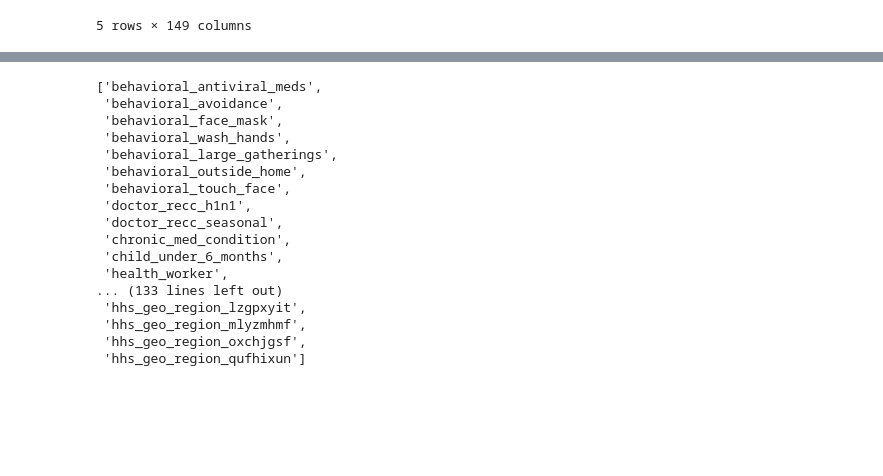
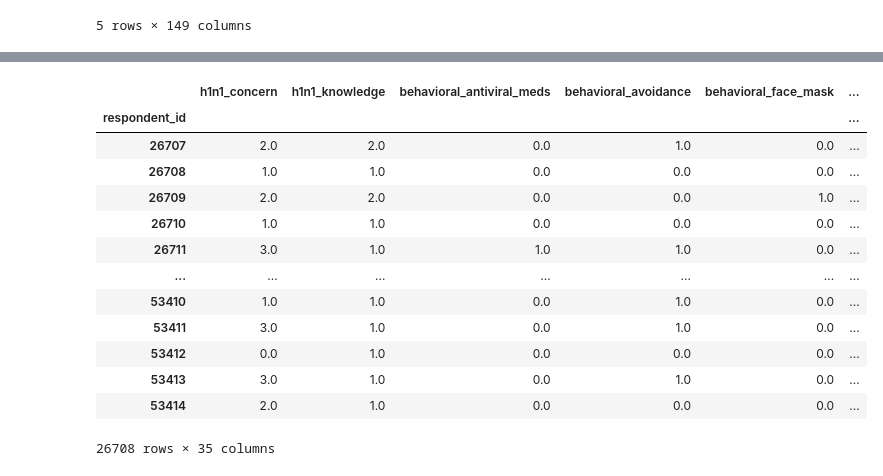
Before and after one commit to joshmiller32/flu_shot_learning, a Jupyter notebook: Untitled.ipynb, the cells around one changed output, grey strips where cells are left out. Cells and saved outputs as stored; diff of their text form; code cells hidden in the pictures; blank space fills up the shorter version.

```diff
--- a/Untitled.ipynb
+++ b/Untitled.ipynb
@@ -92,20 +126,0 @@ ValueError: feature_names must be string, and may not contain [, ] or <
-# %%
-list(X.columns)
-# %% [output]
-['behavioral_antiviral_meds',
- 'behavioral_avoidance',
- 'behavioral_face_mask',
- 'behavioral_wash_hands',
- 'behavioral_large_gatherings',
- 'behavioral_outside_home',
- 'behavioral_touch_face',
- 'doctor_recc_h1n1',
- 'doctor_recc_seasonal',
- 'chronic_med_condition',
- 'child_under_6_months',
- 'health_worker',
-... (133 lines left out)
- 'hhs_geo_region_lzgpxyit',
- 'hhs_geo_region_mlyzmhmf',
- 'hhs_geo_region_oxchjgsf',
- 'hhs_geo_region_qufhixun']
@@ -111,0 +135,19 @@ list(X.columns)
+# %%
+actual_test_features = pd.read_csv('./Data/test_set_features.csv', index_col = 'respondent_id')
+# %%
+actual_test_features
+# %% [output]
+|  | h1n1_concern | h1n1_knowledge | behavioral_antiviral_meds | behavioral_avoidance | behavioral_face_mask | ... |
+| respondent_id |  |  |  |  |  | ... |
+| 26707 | 2.0 | 2.0 | 0.0 | 1.0 | 0.0 | ... |
+| 26708 | 1.0 | 1.0 | 0.0 | 0.0 | 0.0 | ... |
+| 26709 | 2.0 | 2.0 | 0.0 | 0.0 | 1.0 | ... |
+| 26710 | 1.0 | 1.0 | 0.0 | 0.0 | 0.0 | ... |
+| 26711 | 3.0 | 1.0 | 1.0 | 1.0 | 0.0 | ... |
+| ... | ... | ... | ... | ... | ... | ... |
+| 53410 | 1.0 | 1.0 | 0.0 | 1.0 | 0.0 | ... |
+| 53411 | 3.0 | 1.0 | 0.0 | 1.0 | 0.0 | ... |
+| 53412 | 0.0 | 1.0 | 0.0 | 0.0 | 0.0 | ... |
+| 53413 | 3.0 | 1.0 | 0.0 | 1.0 | 0.0 | ... |
+| 53414 | 2.0 | 1.0 | 0.0 | 0.0 | 0.0 | ... |
+26708 rows × 35 columns
```
Also changed, not shown: parts of 30 cells of this notebook, 1 other file.
